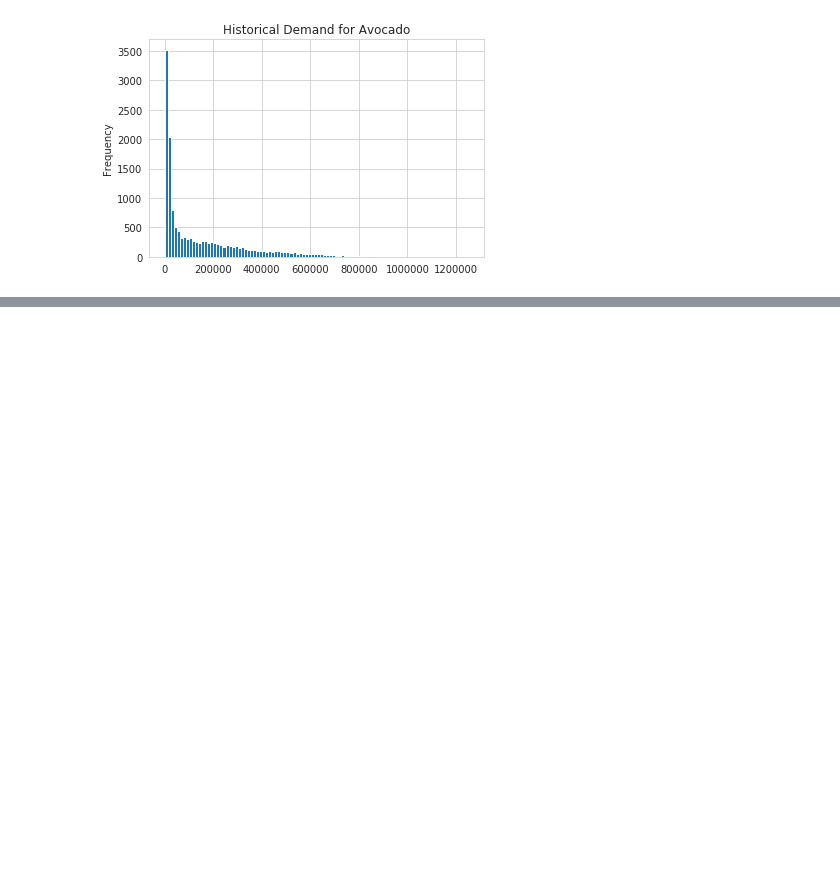
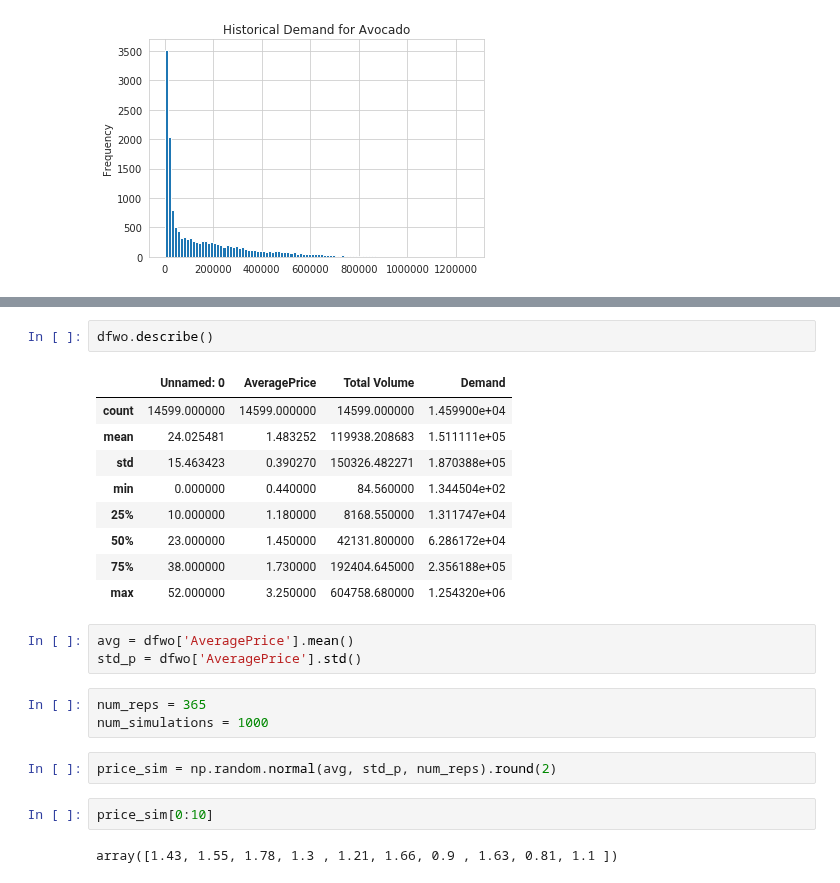
Before and after one commit to Wetpaint3/Blogs, a Jupyter notebook: Monte_Carlo_Simulations.ipynb, the cells around one changed output, grey strips where cells are left out. Drawn from its saved outputs; the diff is of its cells as text; blank space fills up the shorter version.

```diff
--- a/Monte_Carlo_Simulations.ipynb
+++ b/Monte_Carlo_Simulations.ipynb
@@ -76,0 +90,24 @@ dfwo['Demand'].plot(kind='hist', title='Historical Demand for Avocado', bins=100
+# %%
+dfwo.describe()
+# %% [output]
+|  | Unnamed: 0 | AveragePrice | Total Volume | Demand |
+| count | 14599.000000 | 14599.000000 | 14599.000000 | 1.459900e+04 |
+| mean | 24.025481 | 1.483252 | 119938.208683 | 1.511111e+05 |
+| std | 15.463423 | 0.390270 | 150326.482271 | 1.870388e+05 |
+| min | 0.000000 | 0.440000 | 84.560000 | 1.344504e+02 |
+| 25% | 10.000000 | 1.180000 | 8168.550000 | 1.311747e+04 |
+| 50% | 23.000000 | 1.450000 | 42131.800000 | 6.286172e+04 |
+| 75% | 38.000000 | 1.730000 | 192404.645000 | 2.356188e+05 |
+| max | 52.000000 | 3.250000 | 604758.680000 | 1.254320e+06 |
+# %%
+avg = dfwo['AveragePrice'].mean()
+std_p = dfwo['AveragePrice'].std()
+# %%
+num_reps = 365
+num_simulations = 1000
+# %%
+price_sim = np.random.normal(avg, std_p, num_reps).round(2)
+# %%
+price_sim[0:10]
+# %% [output]
+array([1.43, 1.55, 1.78, 1.3 , 1.21, 1.66, 0.9 , 1.63, 0.81, 1.1 ])
```
Also changed, not shown: parts of 2 cells of this notebook.
